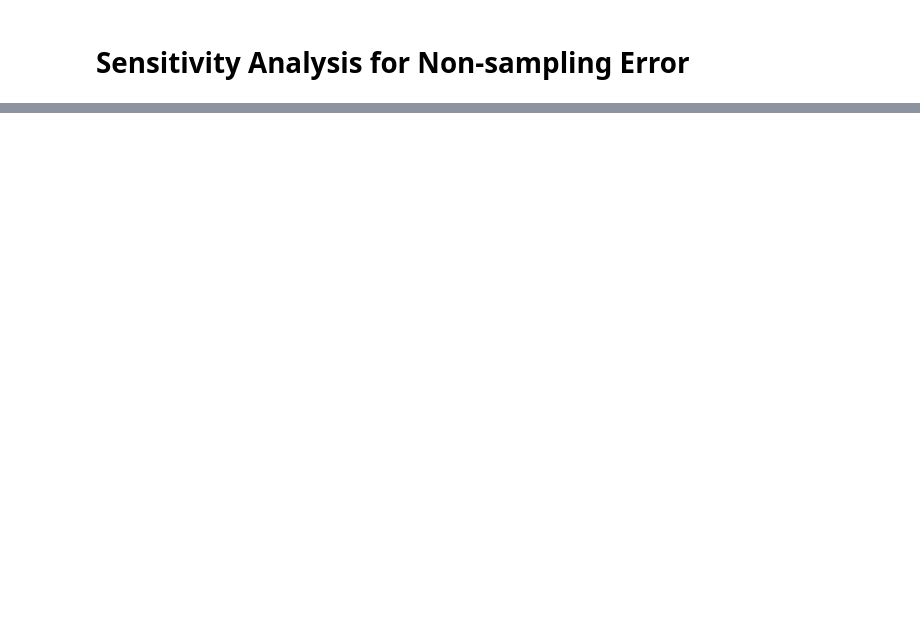
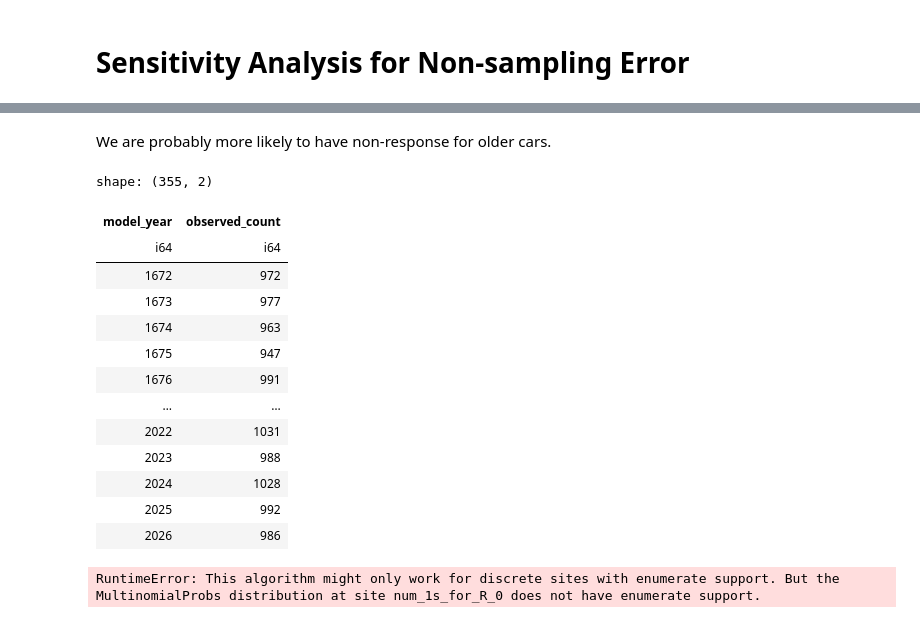
Before and after one commit to iamgiddyaboutgit/cars, a Jupyter notebook: src/model_years.ipynb, the cells around one changed output, grey strips where cells are left out. Cells and saved outputs as stored; diff of their text form; code cells hidden in the pictures; blank space fills up the shorter version.

Commit message:
try Numpryo-based sensitivity analysis
Next: Use scipy for the sensitivity analysis

```diff
--- a/src/model_years.ipynb
+++ b/src/model_years.ipynb
@@ -106,6 +106,7 @@ reg_4 = (reg_2
     .with_columns(
         pl.col("num_registrations").fill_null(0)
     )
+    .sort(by="model_year")
 )
 
 reg_4.collect()
@@ -437,0 +415,2 @@ fig.show()
+# %% [markdown]
+We are probably more likely to have non-response for older cars.
@@ -437,0 +436,24 @@ fig.show()
+# %%
+model_years = reg_4.select("model_year").collect().to_series()
+fake_obs = pl.LazyFrame(
+    data={
+        "model_year": model_years,
+        "observed_count": pl.Series(poisson(1000).rvs(size=len(model_years)))
+    }
+)
+fake_obs.collect()
+# %% [output]
+shape: (355, 2)
+| model_year | observed_count |
+| i64 | i64 |
+| 1672 | 972 |
+| 1673 | 977 |
+| 1674 | 963 |
+| 1675 | 947 |
+| 1676 | 991 |
+| … | … |
+| 2022 | 1031 |
+| 2023 | 988 |
+| 2024 | 1028 |
+| 2025 | 992 |
+| 2026 | 986 |
@@ -438,2 +522,31 @@ fig.show()
+# %%
+key, subkey = random.split(key)
+
+# hmc_kernel = numpyro.infer.HMC(
+#     model=sensitivity_model,
+#     init_strategy=init_to_median()
+# )
+
+# mixed_hmc = numpyro.infer.MixedHMC(
+#     inner_kernel=hmc_kernel
+# )
+
+nuts_kernel = NUTS(model=sensitivity_model, init_strategy=init_to_median())
+
+num_samples = 100
+num_warmup = 1000
+mcmc = MCMC(
+    sampler=nuts_kernel,
+    num_warmup=num_warmup,
+    num_samples=num_samples
+)
+
+mcmc.run(
+    rng_key=key,
+    PRNG_key=subkey,
+    obs=fake_obs
+)
+# %% [output]
+RuntimeError: This algorithm might only work for discrete sites with enumerate support. But the MultinomialProbs distribution at site num_1s_for_R_0 does not have enumerate support.
 # %%
 np.sqrt(0.28*0.72/300)
```
Also changed, not shown: parts of 19 cells of this notebook.
